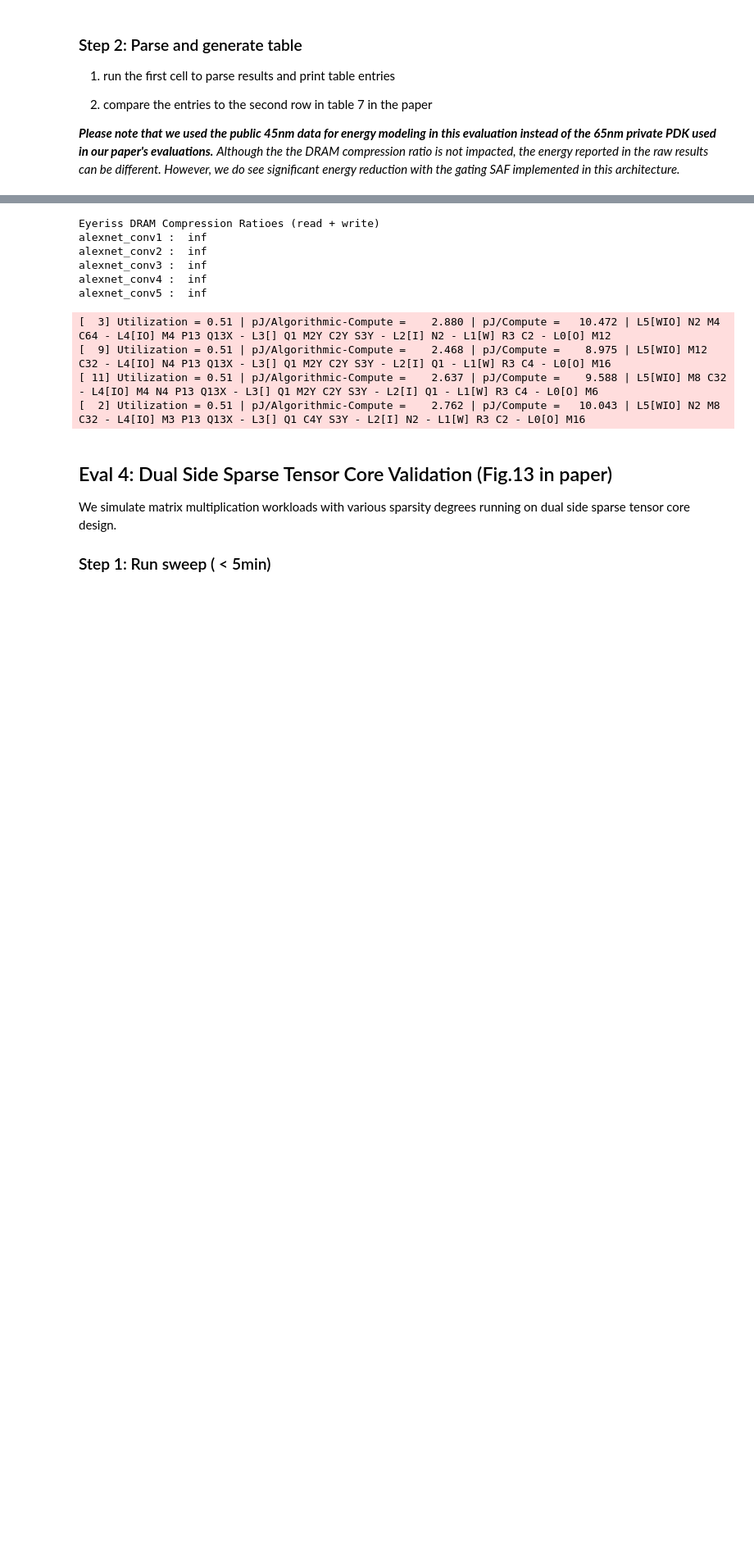
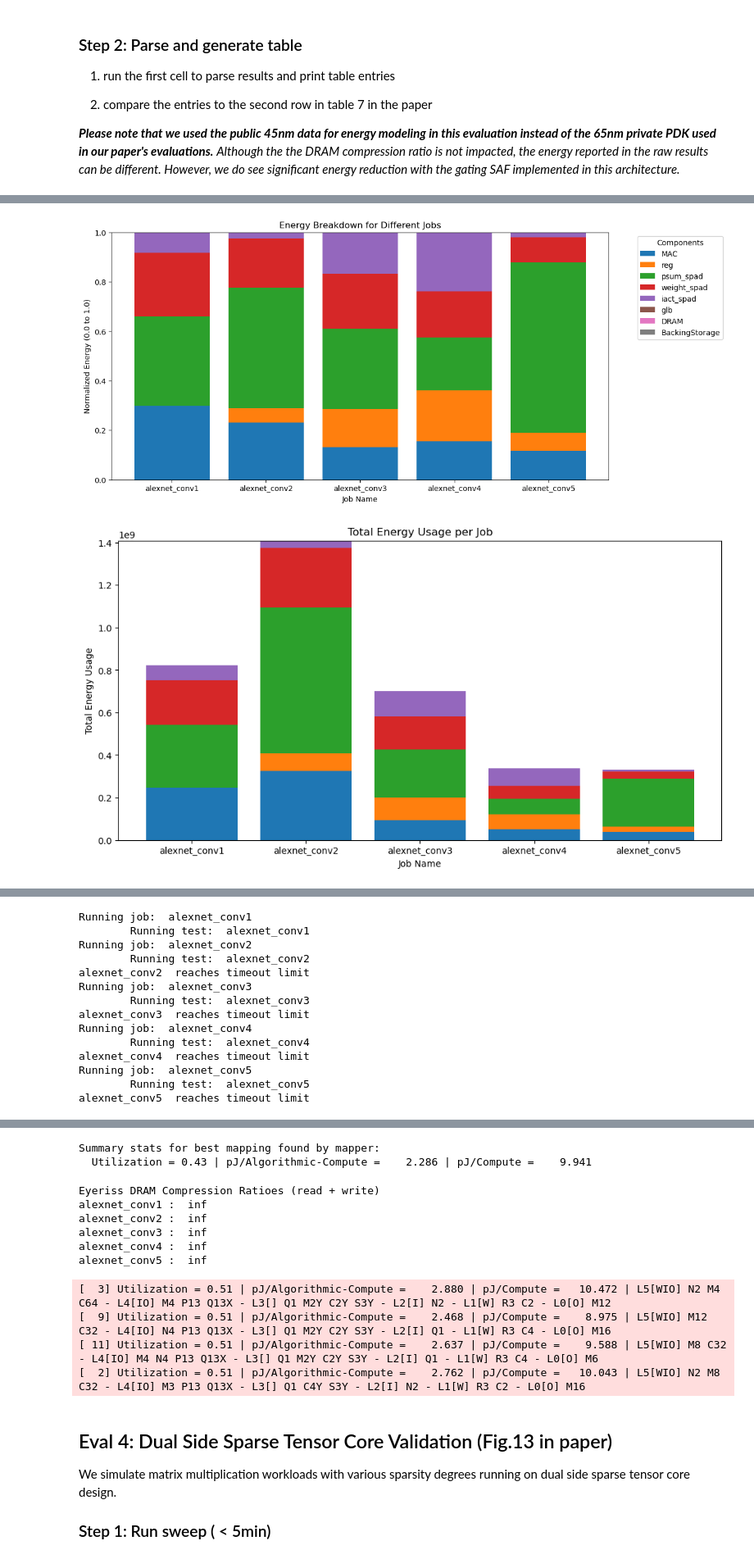
Before and after one commit to NicolePQJ/Hardware_Architecture, a Jupyter notebook: workspace/2022.micro.artifact/notebook/artifact_evaluations.ipynb, the cells around one changed output, grey strips where cells are left out. Shown at 82% size. Drawn from its saved outputs; the diff is of its cells as text; code cells hidden in the pictures; blank space fills up the shorter version.

Commit message:
Plotting energy usage for AlexNet

```diff
--- a/workspace/2022.micro.artifact/notebook/artifact_evaluations.ipynb
+++ b/workspace/2022.micro.artifact/notebook/artifact_evaluations.ipynb
@@ -345,0 +494,7 @@ Error while terminating subprocess (pid=1493):
+# %%
+from IPython.display import Image
+display(Image("../evaluation_setups/Eyeriss_v2/outputs/alexnet_conv5/output/energy_breakdown_plot.png"))
+display(Image("../evaluation_setups/Eyeriss_v2/outputs/alexnet_conv5/output/total_energy_plot.png"))
+# %% [output]
+[figure, added]
+[figure, added]
@@ -345,0 +518,14 @@ Error while terminating subprocess (pid=1493):
+Running job:  alexnet_conv1
+        Running test:  alexnet_conv1
+Running job:  alexnet_conv2
+        Running test:  alexnet_conv2
+alexnet_conv2  reaches timeout limit
+Running job:  alexnet_conv3
+        Running test:  alexnet_conv3
+alexnet_conv3  reaches timeout limit
+Running job:  alexnet_conv4
+        Running test:  alexnet_conv4
+alexnet_conv4  reaches timeout limit
+Running job:  alexnet_conv5
+        Running test:  alexnet_conv5
+alexnet_conv5  reaches timeout limit
@@ -346,3 +550,5 @@ Error while terminating subprocess (pid=1493):
+Summary stats for best mapping found by mapper:
+  Utilization = 0.43 | pJ/Algorithmic-Compute =    2.286 | pJ/Compute =    9.941
 # %%
 %%bash
 cd ../evaluation_setups/Eyeriss_v2/scripts
```
Also changed, not shown: parts of 6 cells of this notebook, 17 other files.
